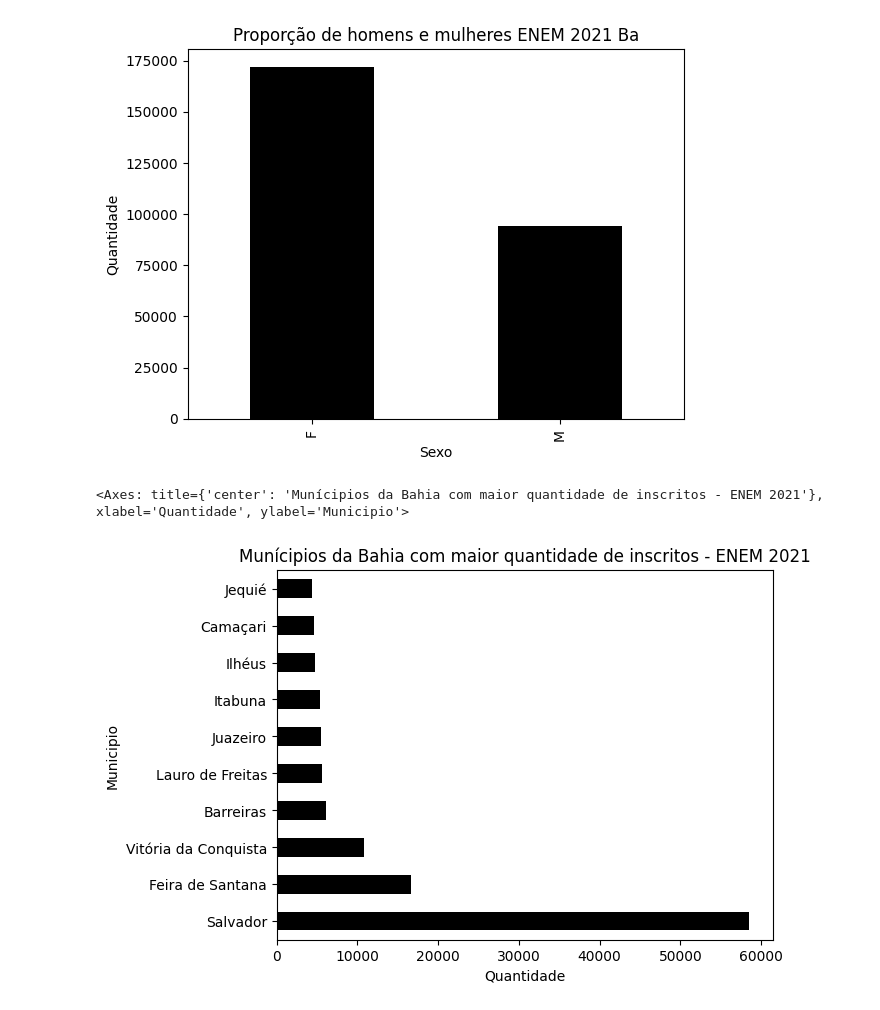
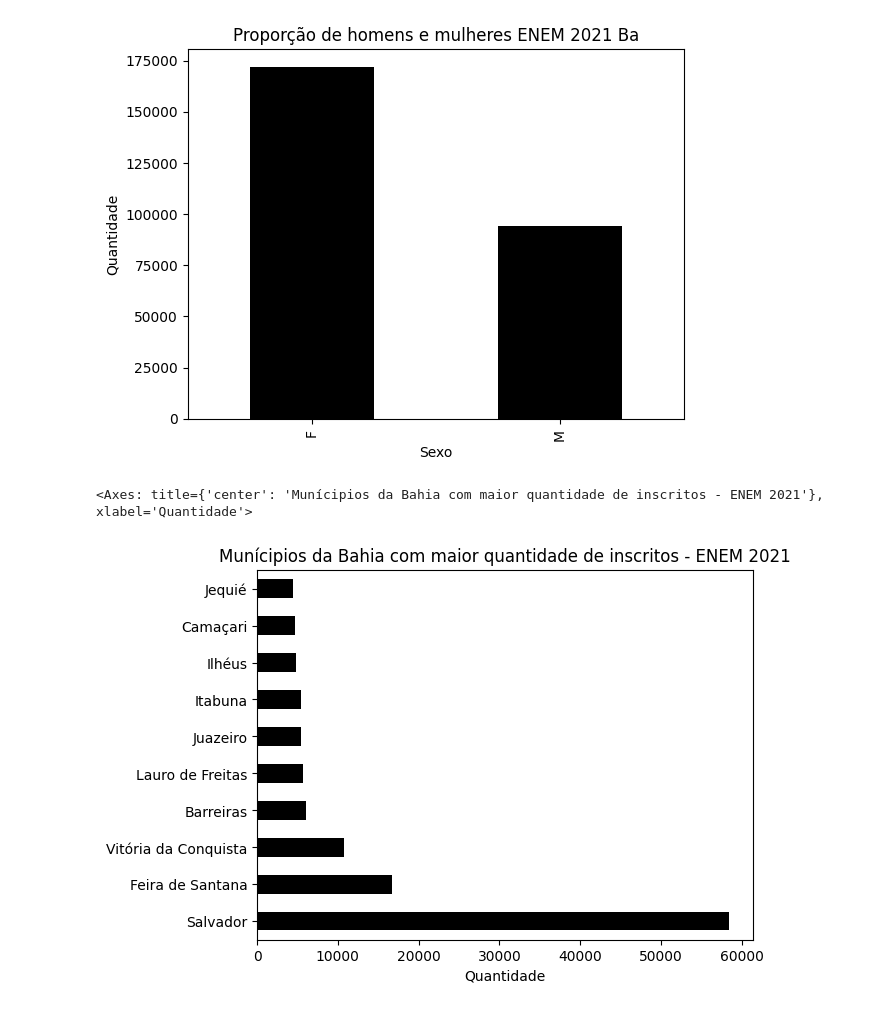
Before and after one commit to Paulo-Henri7/Dados-Enem-2021-Ba, a Jupyter notebook: Script_Python.ipynb, the cells around one changed output. Drawn from its saved outputs; the diff is of its cells as text; code cells hidden in the pictures.

```diff
--- a/Script_Python.ipynb
+++ b/Script_Python.ipynb
@@ -2324,18 +2328,20 @@ Text(0, 0.5, 'Quantidade')
 # %%
 (dados["NO_MUNICIPIO_PROVA"]
 .value_counts()
+
 .reset_index()
 .rename(columns = {"NO_MUNICIPIO_PROVA":"Municipio","count":"Quantidade"})
 .nlargest(n=10, columns = "Quantidade")
 .set_index("Municipio")
 .plot(
     kind="barh",
     color = "black",
     legend = False,
     xlabel="Quantidade",
+    ylabel="",
     title="Munícipios da Bahia com maior quantidade de inscritos - ENEM 2021"
     )
  )
 # %% [output]
-<Axes: title={'center': 'Munícipios da Bahia com maior quantidade de inscritos - ENEM 2021'}, xlabel='Quantidade', ylabel='Municipio'>
+<Axes: title={'center': 'Munícipios da Bahia com maior quantidade de inscritos - ENEM 2021'}, xlabel='Quantidade'>
-[figure, old version]
+[figure, new version]
```
Also changed, not shown: parts of 39 cells of this notebook.
